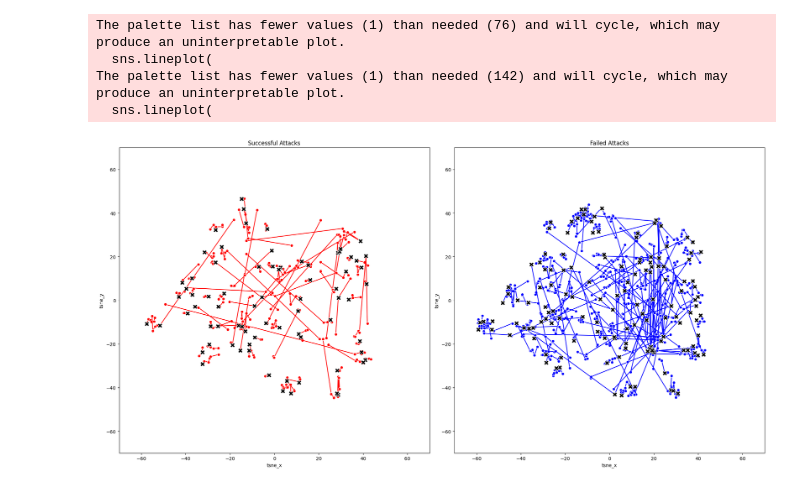
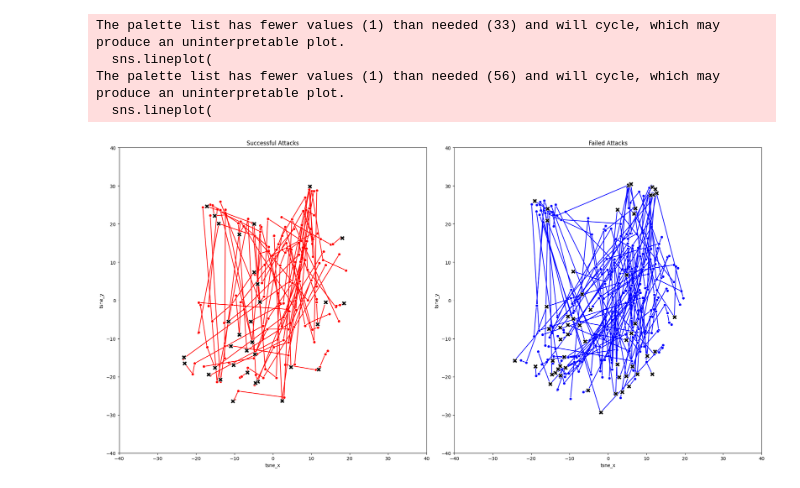
Before and after one commit to muberraozmen/psycho-pass, a Jupyter notebook: reports/FEB17.ipynb, the cells around one changed output. Saved outputs shown, nothing was run; the diff lists cells and outputs as text; code cells hidden in the pictures.

Commit message:
bert embeddings

```diff
--- a/reports/FEB17.ipynb
+++ b/reports/FEB17.ipynb
@@ -5,8 +5,11 @@ from typing import Any
 import pandas as pd
 
 # Load full dataset
-data_dir = "/Users/muberraozmen/Development/psycho-pass/experiments/dataset_feb3_1770230537/embeddings_base_1771228851/embeddings.parquet"
+data_dir = "/Users/muberraozmen/Development/psycho-pass/experiments/dataset_feb3_1770230537/embeddings_feb18_1771458144/embeddings.parquet"
 df = pd.read_parquet(data_dir)
+
+# Filter out to conversations with at least 6 turns
+df = df[df["turn_count"] >= 6]
 
 # Filter out to objectives with at least one success and one failure
 obj_cat = df["objective"].astype("category")
@@ -77,38 +80,38 @@ for config in plot_configs:
         hue='conversation_id',
         estimator=None,
         palette=[config["color"]],
         marker='o',
         legend=False,
         ax=ax,
         zorder=1
     )
 
     # Scatter plot for the last turn (draw this on top)
     sns.scatterplot(
         data=df[mask & df["is_last_turn"]],
         x='tsne_x',
         y='tsne_y',
         marker='X',
         color='black',
         s=100,
         legend=False,
         ax=ax,
         zorder=2
     )
 
     # Set subplot formatting
     ax.set_title(config["title"])
-    ax.set_xlim(-70, 70)
-    ax.set_ylim(-70, 70)
+    ax.set_xlim(-40, 40)
+    ax.set_ylim(-40, 40)
 
 plt.tight_layout()
 plt.show()
 # %% [output]
-The palette list has fewer values (1) than needed (76) and will cycle, which may produce an uninterpretable plot.
+The palette list has fewer values (1) than needed (33) and will cycle, which may produce an uninterpretable plot.
   sns.lineplot(
-The palette list has fewer values (1) than needed (142) and will cycle, which may produce an uninterpretable plot.
+The palette list has fewer values (1) than needed (56) and will cycle, which may produce an uninterpretable plot.
   sns.lineplot(
-[figure, old version]
+[figure, new version]
 # %%
 import matplotlib.pyplot as plt
 import seaborn as sns
```
Also changed, not shown: parts of 2 cells of this notebook, 4 other files.
